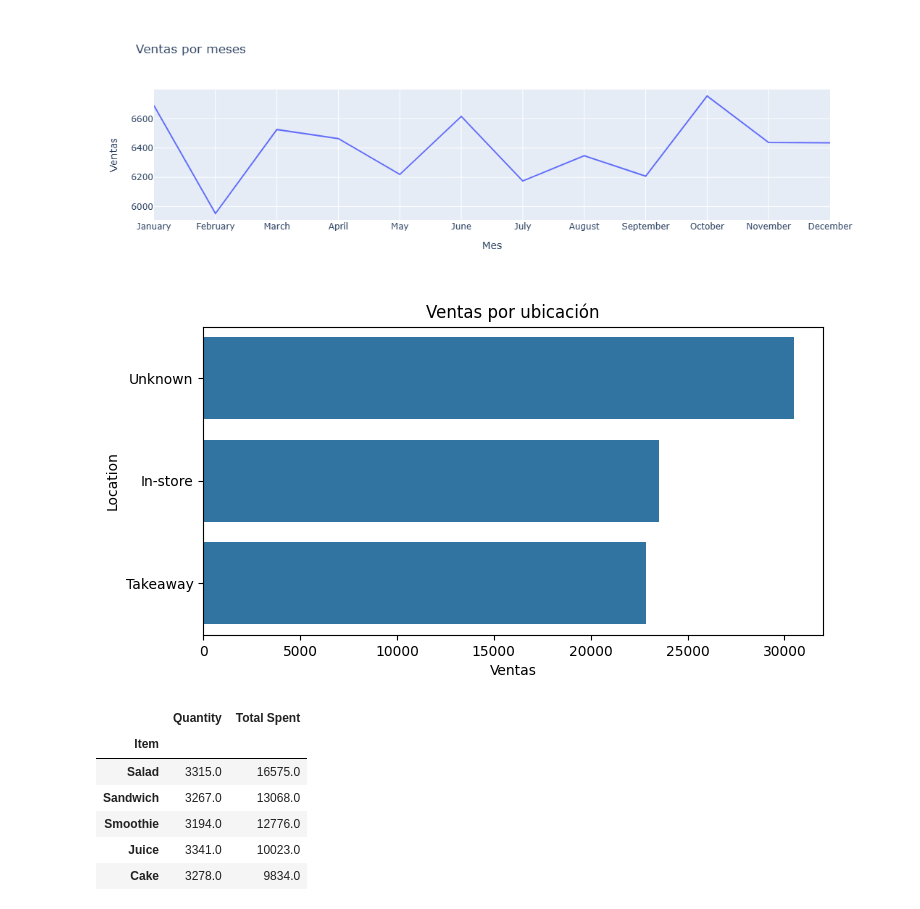
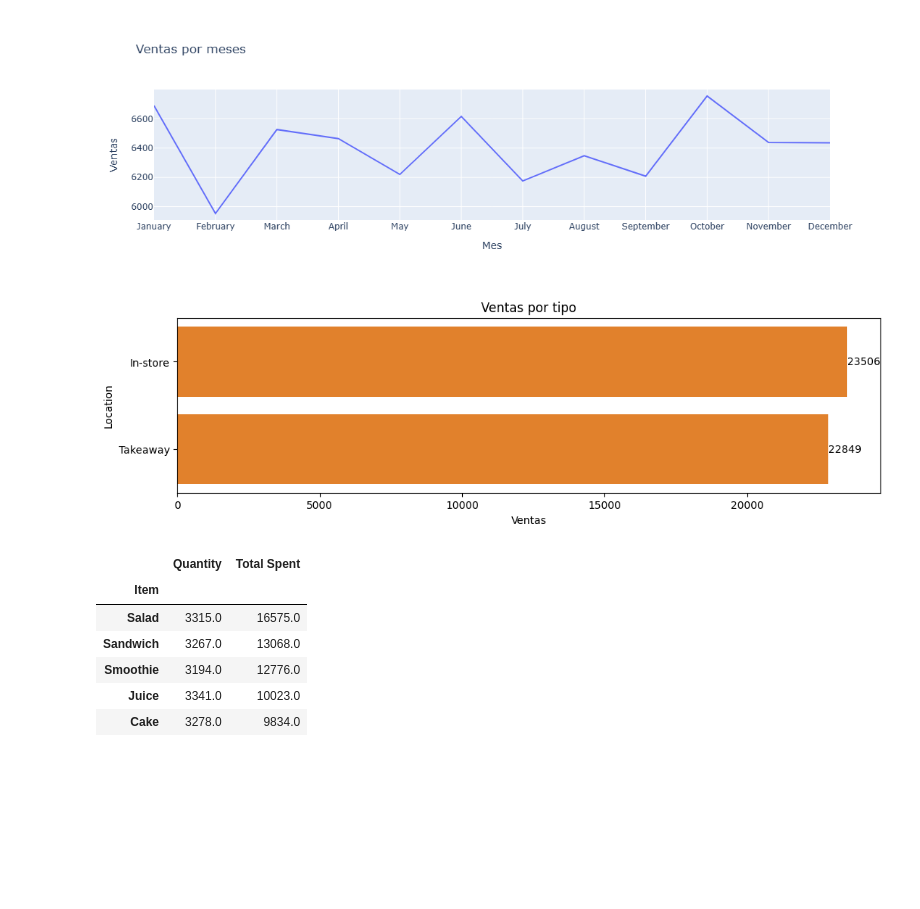
Before and after one commit to J-Paramo/caffee-sales-analysis, a Jupyter notebook: notebooks/02_eda_coffee_sales.ipynb, the cells around one changed output. Saved outputs shown, nothing was run; the diff lists cells and outputs as text; code cells hidden in the pictures; blank space fills up the shorter version.

```diff
--- a/notebooks/02_eda_coffee_sales.ipynb
+++ b/notebooks/02_eda_coffee_sales.ipynb
@@ -53,15 +53,18 @@ fig.show()
 # %% [output]
 [figure]
 # %%
-# Tienda con mas ingresos
-location_sales = df.groupby("Location")["Total Spent"].sum().sort_values(ascending=False)
-plt.figure(figsize=(8, 4))
+# Forma con mas ingresos
+known_sales = df[df["Location"] != "Unknown"]
+location_sales = known_sales.groupby("Location")["Total Spent"].sum().sort_values(ascending=False)
+plt.figure(figsize=(12, 3))
+ax = sns.barplot(x=location_sales.values, y=location_sales.index)
 sns.barplot(x=location_sales.values, y=location_sales.index)
-plt.title("Ventas por ubicación")
+plt.title("Ventas por tipo")
 plt.xlabel("Ventas")
+ax.bar_label(ax.containers[0], fmt='%.0f')
 plt.show()
 # %% [output]
-[figure, old version]
+[figure, new version]
 # %%
 # Productos rentables
 df.groupby("Item").agg({
```
Also changed, not shown: 1 other file.
